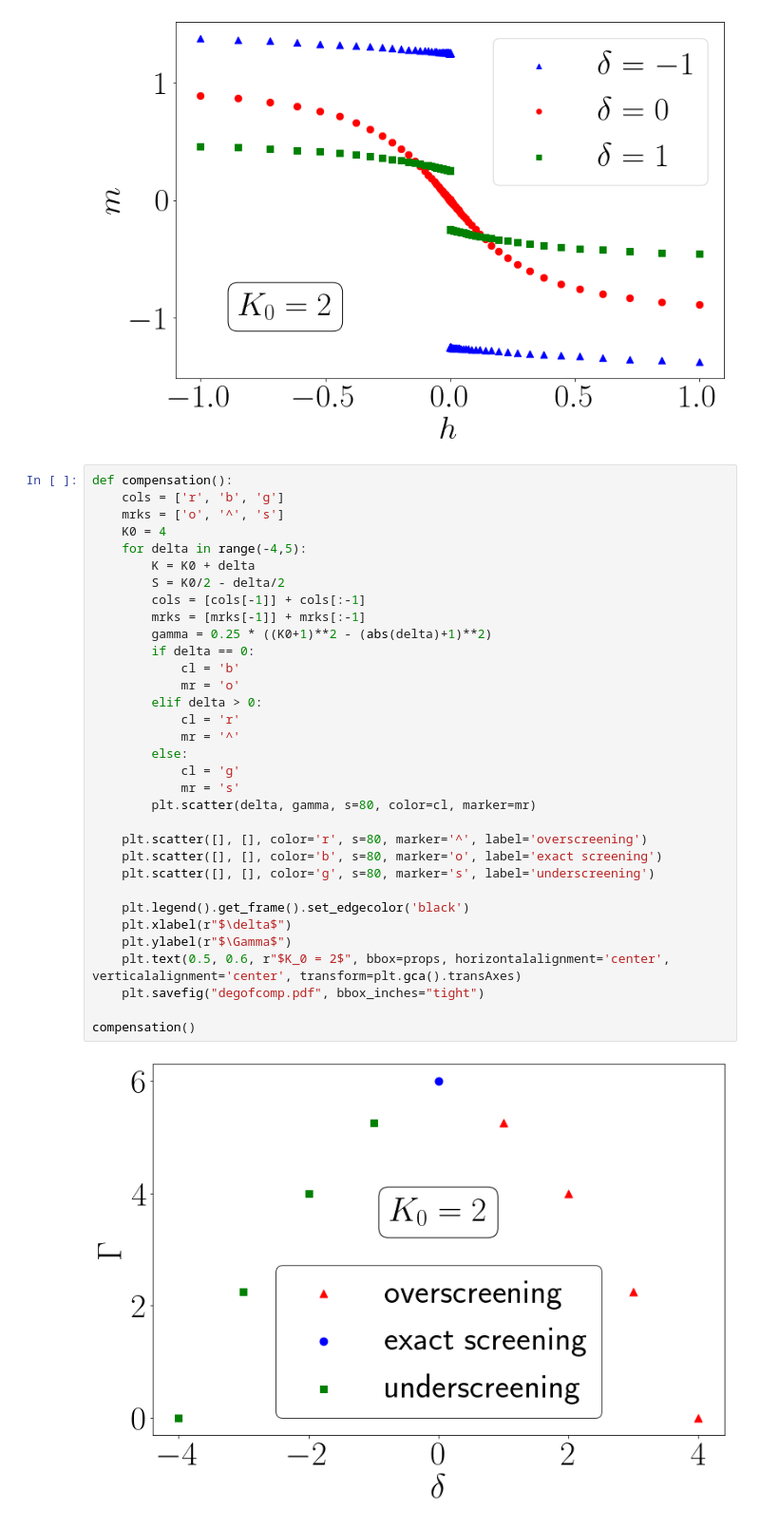
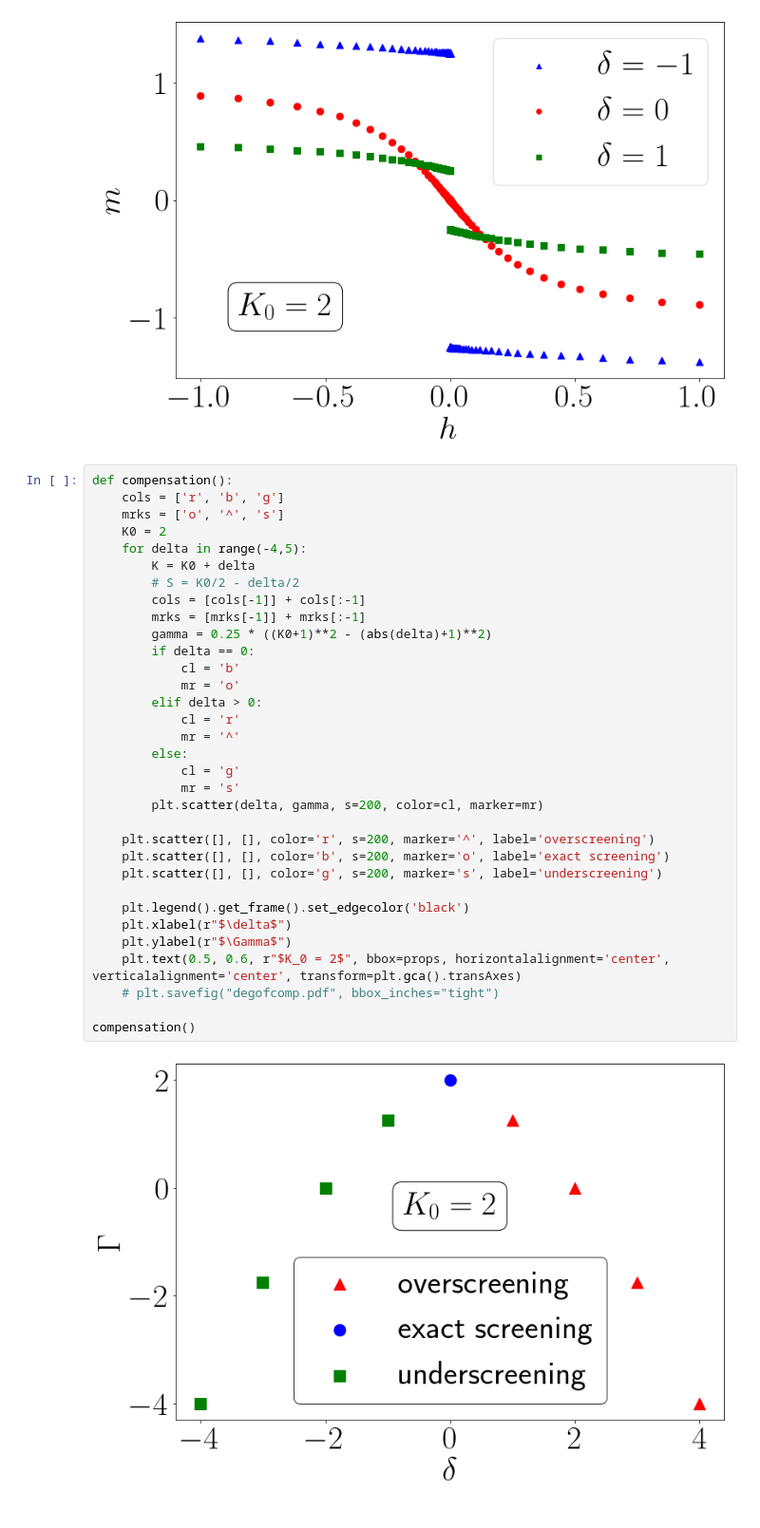
Before and after one commit to abhirup-m/Multichannel-Kondo-Project, a Jupyter notebook: numerics/chi.ipynb, the cells around one changed output. Shown at 95% size. Drawn from its saved outputs; the diff is of its cells as text.

```diff
--- a/numerics/chi.ipynb
+++ b/numerics/chi.ipynb
@@ -129,35 +129,35 @@ mag()
 # %%
 def compensation():
     cols = ['r', 'b', 'g']
     mrks = ['o', '^', 's']
-    K0 = 4
+    K0 = 2
     for delta in range(-4,5):
         K = K0 + delta
-        S = K0/2 - delta/2
+        # S = K0/2 - delta/2
         cols = [cols[-1]] + cols[:-1]
         mrks = [mrks[-1]] + mrks[:-1]
         gamma = 0.25 * ((K0+1)**2 - (abs(delta)+1)**2)
         if delta == 0:
             cl = 'b'
             mr = 'o'
         elif delta > 0:
             cl = 'r'
             mr = '^'
         else:
             cl = 'g'
             mr = 's'
-        plt.scatter(delta, gamma, s=80, color=cl, marker=mr)
+        plt.scatter(delta, gamma, s=200, color=cl, marker=mr)
 
-    plt.scatter([], [], color='r', s=80, marker='^', label='overscreening')
-    plt.scatter([], [], color='b', s=80, marker='o', label='exact screening')
-    plt.scatter([], [], color='g', s=80, marker='s', label='underscreening')
+    plt.scatter([], [], color='r', s=200, marker='^', label='overscreening')
+    plt.scatter([], [], color='b', s=200, marker='o', label='exact screening')
+    plt.scatter([], [], color='g', s=200, marker='s', label='underscreening')
 
     plt.legend().get_frame().set_edgecolor('black')
     plt.xlabel(r"$\delta$")
     plt.ylabel(r"$\Gamma$")
     plt.text(0.5, 0.6, r"$K_0 = 2$", bbox=props, horizontalalignment='center', verticalalignment='center', transform=plt.gca().transAxes)
-    plt.savefig("degofcomp.pdf", bbox_inches="tight")
+    # plt.savefig("degofcomp.pdf", bbox_inches="tight")
 
 compensation()
 # %% [output]
-[figure, old version]
+[figure, new version]
```
Also changed, not shown: parts of 1 cell of this notebook, 3 other files.
